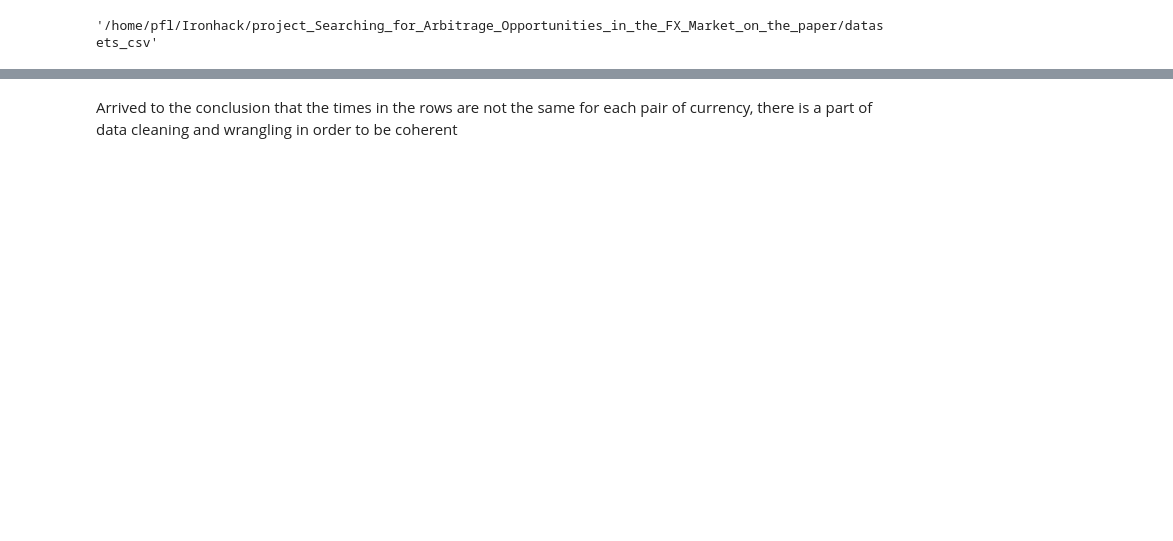
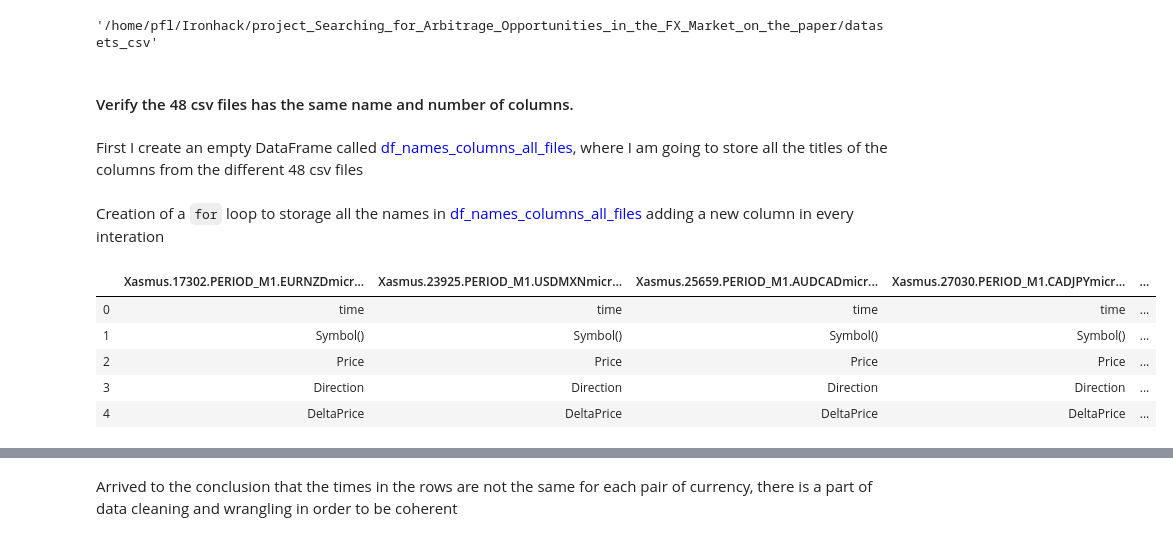
Before and after one commit to haule92/project_Searching_for_Arbitrage_Opportunities_in_the_FX_Market_on_the_paper, a Jupyter notebook: code/arbitrage_forex.ipynb, the cells around one changed output, grey strips where cells are left out. Drawn from its saved outputs; the diff is of its cells as text; code cells hidden in the pictures; blank space fills up the shorter version.

````diff
--- a/code/arbitrage_forex.ipynb
+++ b/code/arbitrage_forex.ipynb
@@ -44,3 +31,7 @@ os.chdir(PATH_TO_FILES)
 os.getcwd()
 # %% [output]
 '/home/pfl/Ironhack/project_Searching_for_Arbitrage_Opportunities_in_the_FX_Market_on_the_paper/datasets_csv'
+# %% [markdown]
+#### Verify the 48 csv files has the same name and number of columns.
+# %% [markdown]
+First I create an empty DataFrame called <font color=blue>df_names_columns_all_files</font>, where I am going to store all the titles of the columns from the different 48 csv files
@@ -46,0 +40,2 @@ os.getcwd()
+# %% [markdown]
+Creation of a ```for``` loop to storage all the names in <font color=blue>df_names_columns_all_files</font> adding a new column in every interation
@@ -46,0 +46,9 @@ os.getcwd()
+# %%
+df_names_columns_all_files.head()
+# %% [output]
+|  | Xasmus.17302.PERIOD_M1.EURNZDmicr... | Xasmus.23925.PERIOD_M1.USDMXNmicr... | Xasmus.25659.PERIOD_M1.AUDCADmicr... | Xasmus.27030.PERIOD_M1.CADJPYmicr... | ... |
+| 0 | time | time | time | time | ... |
+| 1 | Symbol() | Symbol() | Symbol() | Symbol() | ... |
+| 2 | Price | Price | Price | Price | ... |
+| 3 | Direction | Direction | Direction | Direction | ... |
+| 4 | DeltaPrice | DeltaPrice | DeltaPrice | DeltaPrice | ... |
````
Also changed, not shown: parts of 28 cells of this notebook, 1 other file.
